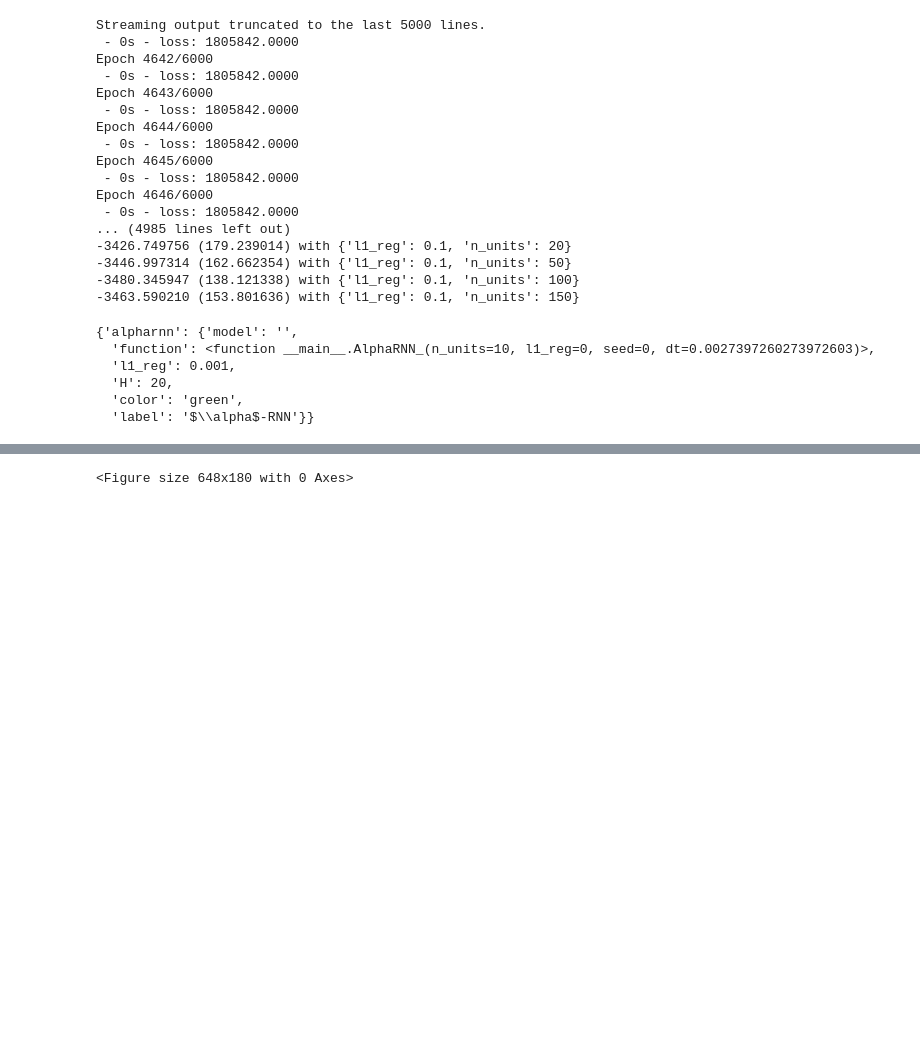
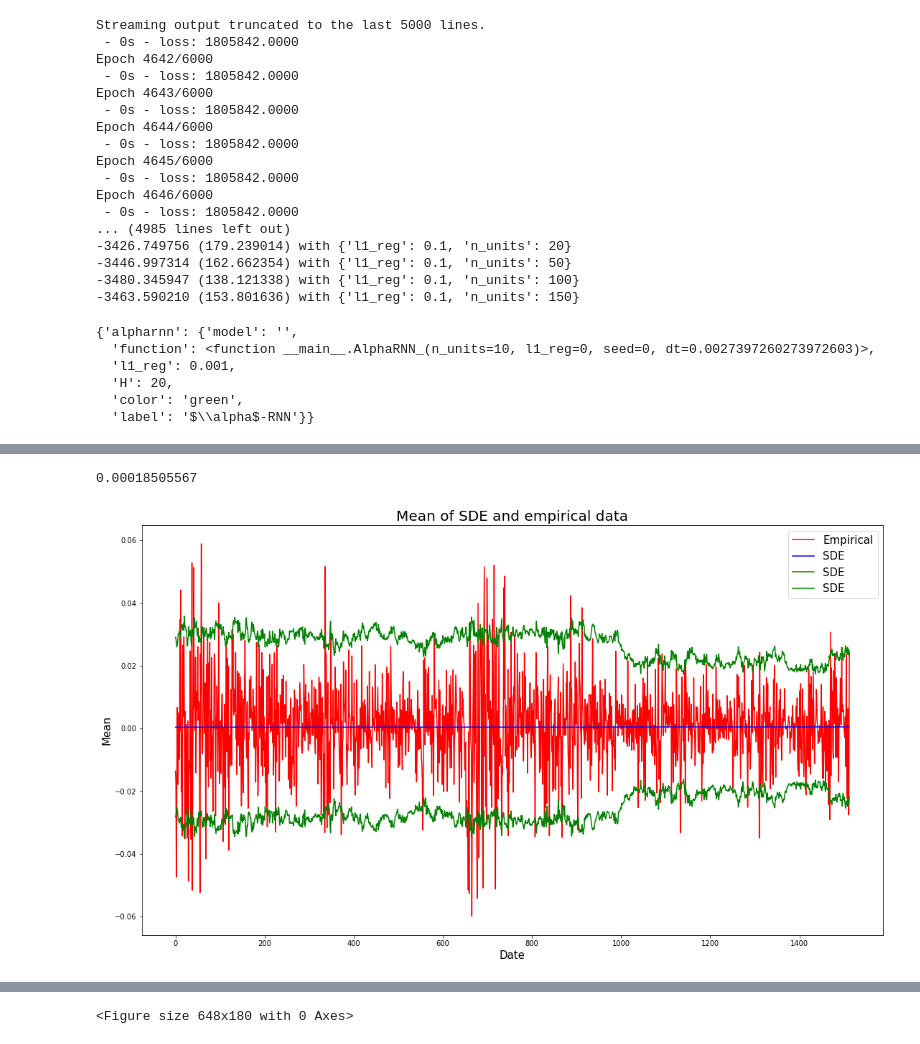
Before and after one commit to jiaxuanye/Pricing, a Jupyter notebook: Python Code/Price.ipynb, the cells around one changed output, grey strips where cells are left out. Saved outputs shown, nothing was run; the diff lists cells and outputs as text; code cells hidden in the pictures; blank space fills up the shorter version.

```diff
--- a/Python Code/Price.ipynb
+++ b/Python Code/Price.ipynb
@@ -433,0 +500,20 @@ params
+# %%
+alpha = model_try.predict(x_train_reg)
+mu = alpha[:,0]*dt*X1_std[0]+X1_mean[0]
+sigma = np.exp(-alpha[:,1]/2)*X1_std[0]*np.sqrt(dt)
+
+fig,ax = plt.subplots()
+fig.set_size_inches(18.5, 10.5)
+plt.plot(y_train_reg*X1_std[0]+X1_mean[0],color='red',label='Empirical')
+plt.plot(mu,color='blue',label='SDE')
+plt.plot(mu+1.95*sigma,color='green',label='SDE')
+plt.plot(mu-1.95*sigma,color='green',label='SDE')
+plt.xlabel('Date',fontsize=15)
+plt.ylabel('Mean',fontsize=15)
+plt.title('Mean of SDE and empirical data',fontsize=20)
+plt.legend(fontsize=15)
+
+np.mean((y_train_reg*X1_std[0]+X1_mean[0]-mu)**2)
+# %% [output]
+0.00018505567
+[figure, added]
```
Also changed, not shown: parts of 38 cells of this notebook.
